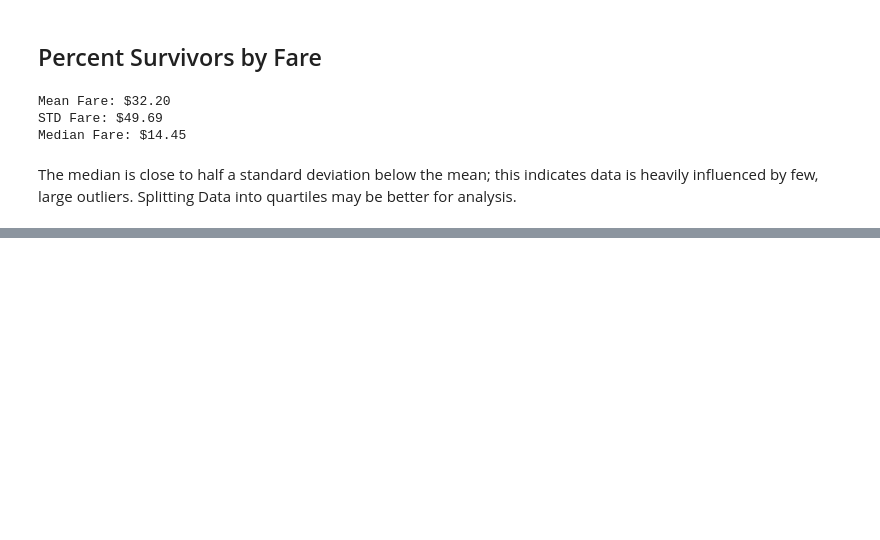
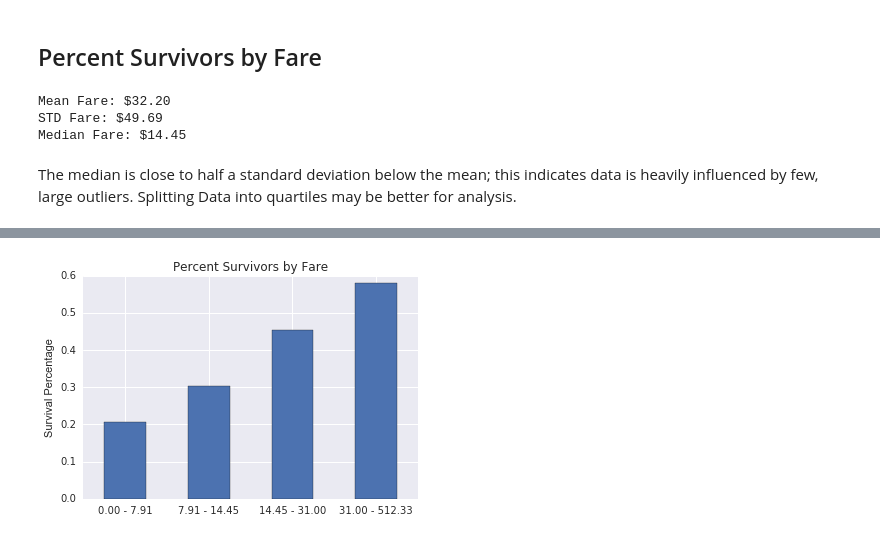
Before and after one commit to dcblum/TitanicDataSet, a Jupyter notebook: Titanic_Analysis.ipynb, the cells around one changed output, grey strips where cells are left out. Cells and saved outputs as stored; diff of their text form; code cells hidden in the pictures; blank space fills up the shorter version.

Commit message:
complete survivors by fare

```diff
--- a/Titanic_Analysis.ipynb
+++ b/Titanic_Analysis.ipynb
@@ -85,7 +85,7 @@ def list_maker(data, key, value):
             data_true.append(element)
     return data_true
 
-def list_maker_between(data, key, value_range):
+def list_maker_between(data, key, value_list):
     '''Returns a subset of dataset with key value between value_list. Value_list must be in the form [float1, float2]. Float1
     not included in calculation'''
     data_true = []
@@ -108,7 +108,7 @@ def get_values(key, value):
 def get_values_between(key, value_list):
     '''Returns 3 values from dataset in form: int(total), int(survivors), percent(float) where value_list must be in form
     [float1, float2]'''
-    key_total = list_maker_between(tdata, key, value)
+    key_total = list_maker_between(tdata, key, value_list)
     key_surv = list_maker(key_total, "Survived", 1)
     return len(key_total), len(key_surv), percent(len(key_surv), len(key_total))
 
@@ -265,16 +265,28 @@ fare_quartiles = tdata_df["Fare"].quantile([0, .25, .5, .75, 1])
 
 # Create Quartile Lists
 # Outer Lower Quartile = Top 0% - 25%
-fare_olq = list_maker_between(tdata, "Fare", [fare_quartiles[0], fare_quartiles[.25]])
+olq = [fare_quartiles[0], fare_quartiles[.25]]
+fare_olq = list_maker_between(tdata, "Fare", olq)
 # Inner Lower Quartile = Top 25% - 50%
-fare_ilq = list_maker_between(tdata, "Fare", [fare_quartiles[.25], fare_quartiles[.5]])
+ilq = [fare_quartiles[.25], fare_quartiles[.5]]
+fare_ilq = list_maker_between(tdata, "Fare", ilq)
 # Inner Upper Quartile = Top 50% - 75%
-fare_iuq = list_maker_between(tdata, "Fare", [fare_quartiles[.5], fare_quartiles[.75]])
+iuq = [fare_quartiles[.5], fare_quartiles[.75]]
+fare_iuq = list_maker_between(tdata, "Fare", iuq )
 # Outer Upper Quartile = Top 75% - 100%
-fare_outer_upper_quart = list_maker_between(tdata, "Fare", [fare_quartiles[.75], fare_quartiles[1]])
-
-# Create survivor lists based on Fare quartiles
-print len(fare_lower_quart)
-print len(fare__inner_lower_quart)
-print len(fare_inner_upper_quart)
-print len(fare_outer_upper_quart)
+ouq = [fare_quartiles[.75], fare_quartiles[1]]
+fare_outer_upper_quart = list_maker_between(tdata, "Fare", ouq)
+# %%
+# Inspect factor FARE from key "Fare"
+
+# Get Values
+num_fare_olq, num_fare_olq_surv, num_fare_olq_per = get_values_between("Fare", olq)
+num_fare_ilq, num_fare_ilq_surv, num_fare_ilq_per = get_values_between("Fare", ilq)
+num_fare_iuq, num_fare_iuq_surv, num_fare_iuq_per = get_values_between("Fare", iuq)
+num_fare_ouq, num_fare_ouq_surv, num_fare_ouq_per = get_values_between("Fare", ouq)
+
+# Print Survival Stats for Fare
+print_stats(num_fare_olq, num_fare_olq_surv, num_fare_olq_per, "Outer Lower Quartile Fare")
+print_stats(num_fare_ilq, num_fare_ilq_surv, num_fare_ilq_per, "Inner Lower Quartile Fare")
+print_stats(num_fare_iuq, num_fare_iuq_surv, num_fare_iuq_per, "Inner Upper Quartile Fare")
+print_stats(num_fare_ouq, num_fare_ouq_surv, num_fare_ouq_per, "Outer Upper Quartile Fare")
@@ -280,0 +309,8 @@ print len(fare_outer_upper_quart)
+# %%
+# Graph Percent Survivors by Embarked
+
+plot_bar_values([num_fare_olq_per, num_fare_ilq_per, num_fare_iuq_per, num_fare_ouq_per],
+                ["%.2f - %.2f" % (olq[0], olq[1]), "%.2f - %.2f" % (ilq[0], ilq[1]), "%.2f - %.2f" % (iuq[0], iuq[1]),
+                 "%.2f - %.2f" % (ouq[0], ouq[1])], "Fare")
+# %% [output]
+[figure, added]
```
Also changed, not shown: parts of 1 cell of this notebook.
